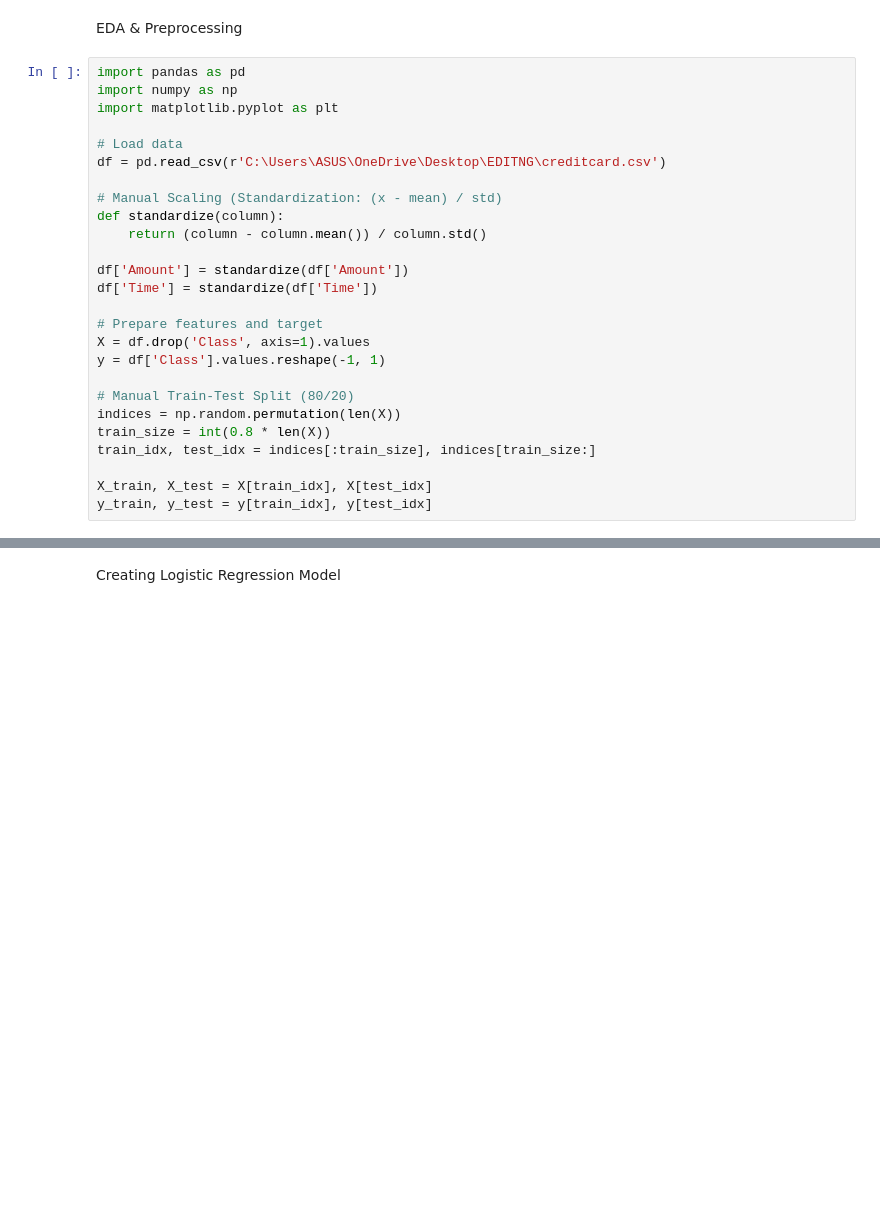
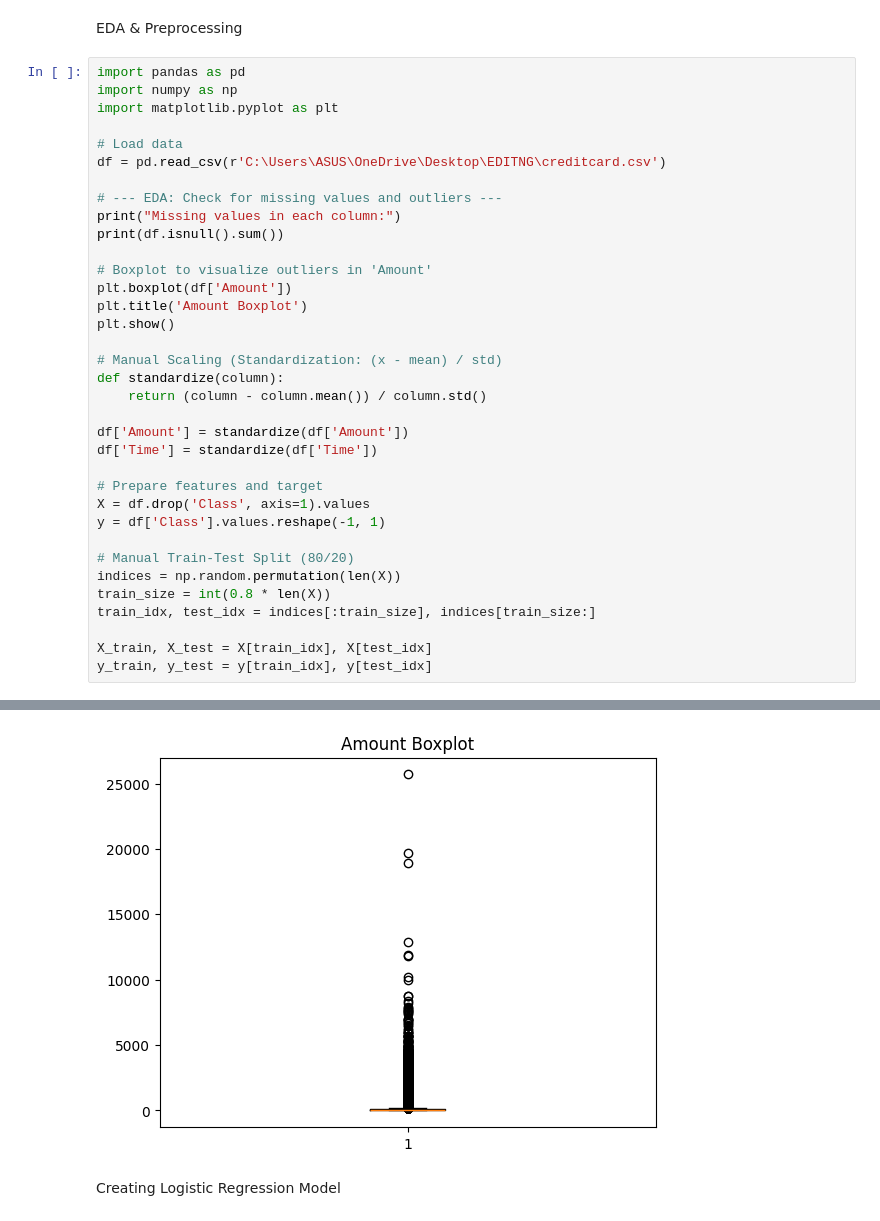
Before and after one commit to adarshakharel064-prog/Foundation_of_Data_Science, a Jupyter notebook: project.ipynb, the cells around one changed output, grey strips where cells are left out. Cells and saved outputs as stored; diff of their text form; blank space fills up the shorter version.

```diff
--- a/project.ipynb
+++ b/project.ipynb
@@ -29,6 +29,15 @@ import matplotlib.pyplot as plt
 
 # Load data
 df = pd.read_csv(r'C:\Users\ASUS\OneDrive\Desktop\EDITNG\creditcard.csv')
+
+# --- EDA: Check for missing values and outliers ---
+print("Missing values in each column:")
+print(df.isnull().sum())
+
+# Boxplot to visualize outliers in 'Amount'
+plt.boxplot(df['Amount'])
+plt.title('Amount Boxplot')
+plt.show()
 
 # Manual Scaling (Standardization: (x - mean) / std)
 def standardize(column):
@@ -48,3 +57,4 @@ train_idx, test_idx = indices[:train_size], indices[train_size:]
 
 X_train, X_test = X[train_idx], X[test_idx]
 y_train, y_test = y[train_idx], y[test_idx]
+# %% [output]
@@ -51,3 +78,4 @@ y_train, y_test = y[train_idx], y[test_idx]
+[figure, added]
 # %% [markdown]
 Creating Logistic Regression Model
 # %%
```
Also changed, not shown: parts of 1 cell of this notebook.
